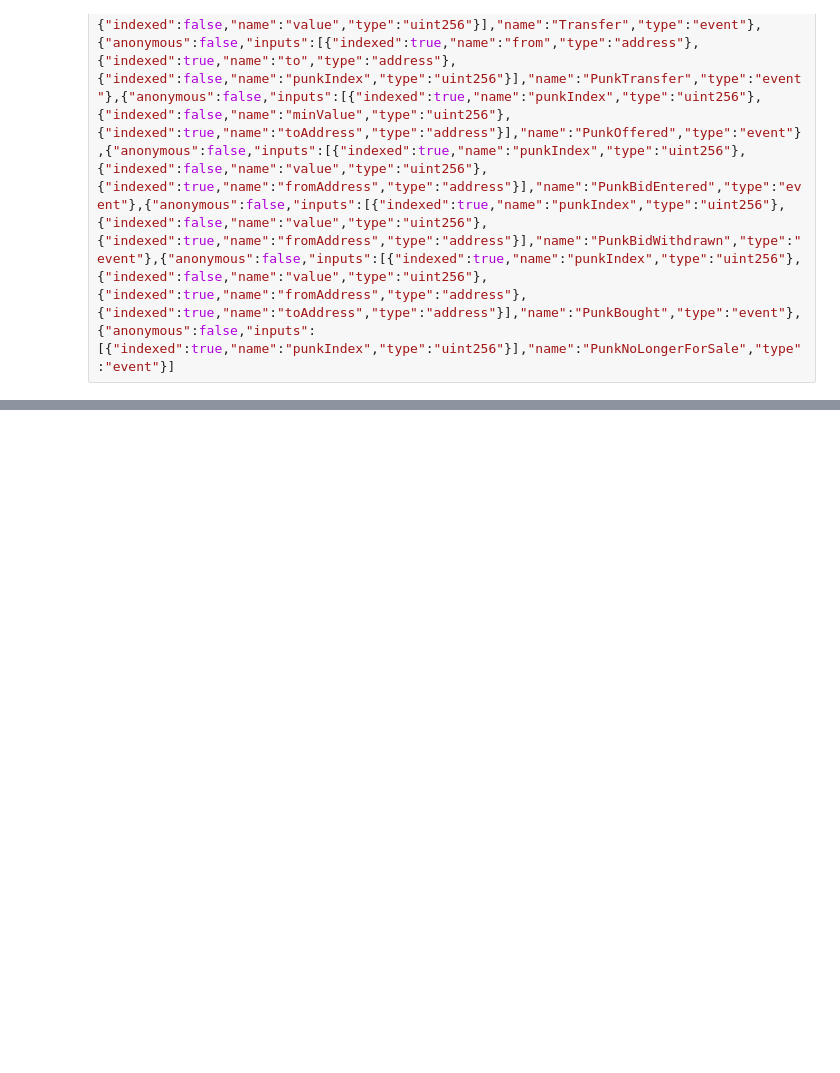
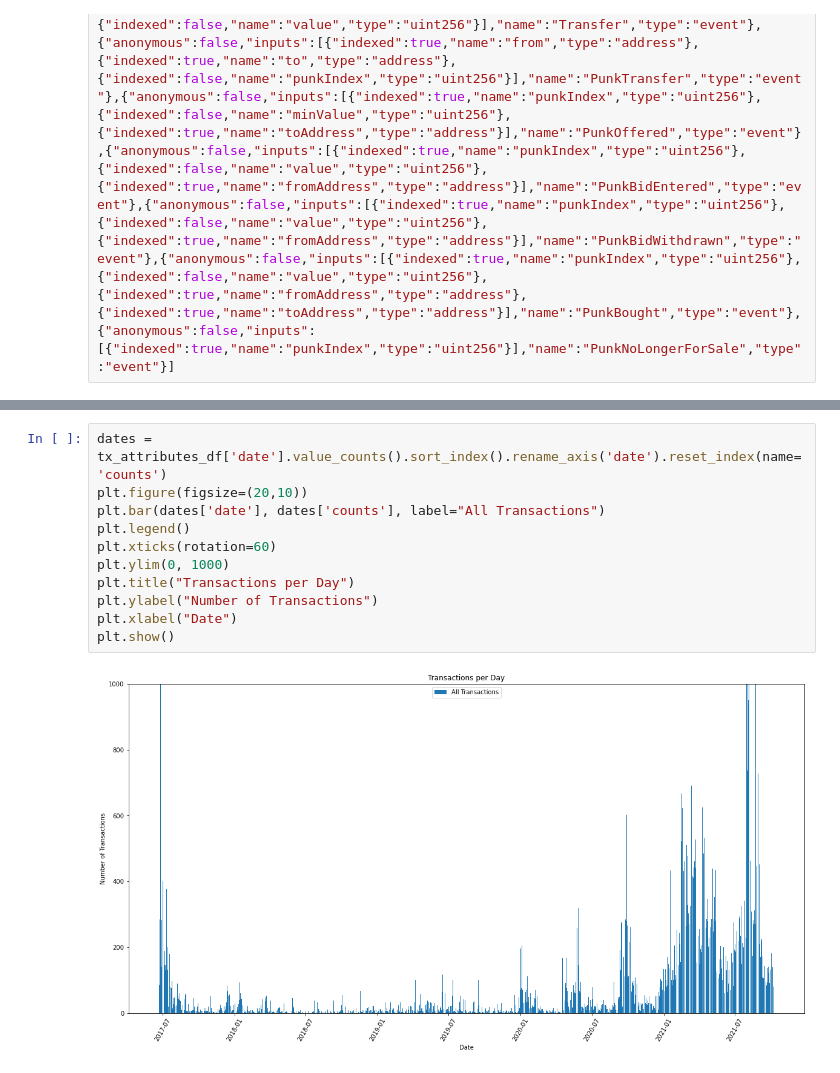
Before and after one commit to Santiago-Pedemonte/Masterworks-RA-CaseStudy, a Jupyter notebook: firstTest.ipynb, the cells around one changed output, grey strips where cells are left out. Drawn from its saved outputs; the diff is of its cells as text; blank space fills up the shorter version.

```diff
--- a/firstTest.ipynb
+++ b/firstTest.ipynb
@@ -108,0 +104,13 @@ positive_value_in
+# %%
+dates = tx_attributes_df['date'].value_counts().sort_index().rename_axis('date').reset_index(name='counts')
+plt.figure(figsize=(20,10))
+plt.bar(dates['date'], dates['counts'], label="All Transactions")
+plt.legend()
+plt.xticks(rotation=60)
+plt.ylim(0, 1000)
+plt.title("Transactions per Day")
+plt.ylabel("Number of Transactions")
+plt.xlabel("Date")
+plt.show()
+# %% [output]
+[figure, added]
```
Also changed, not shown: parts of 21 cells of this notebook, 1 other file.
